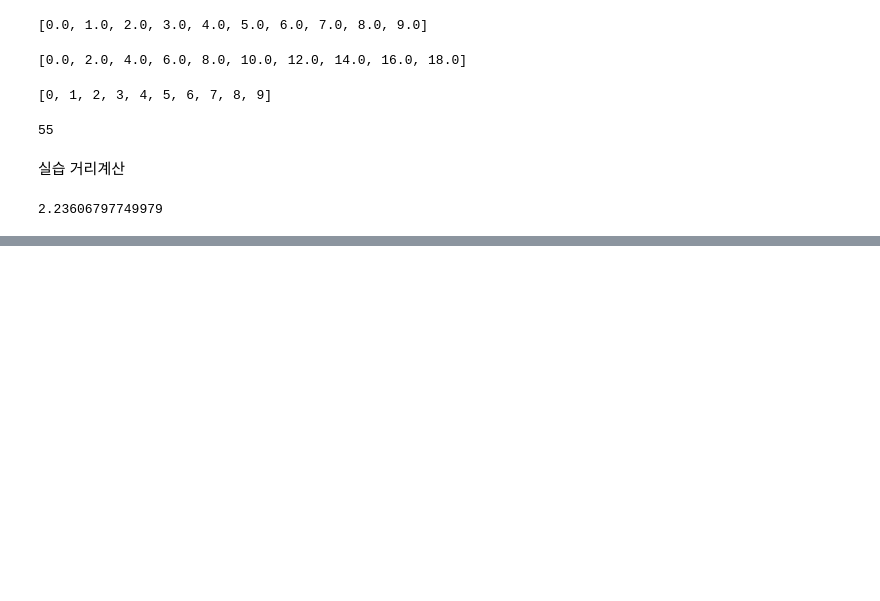
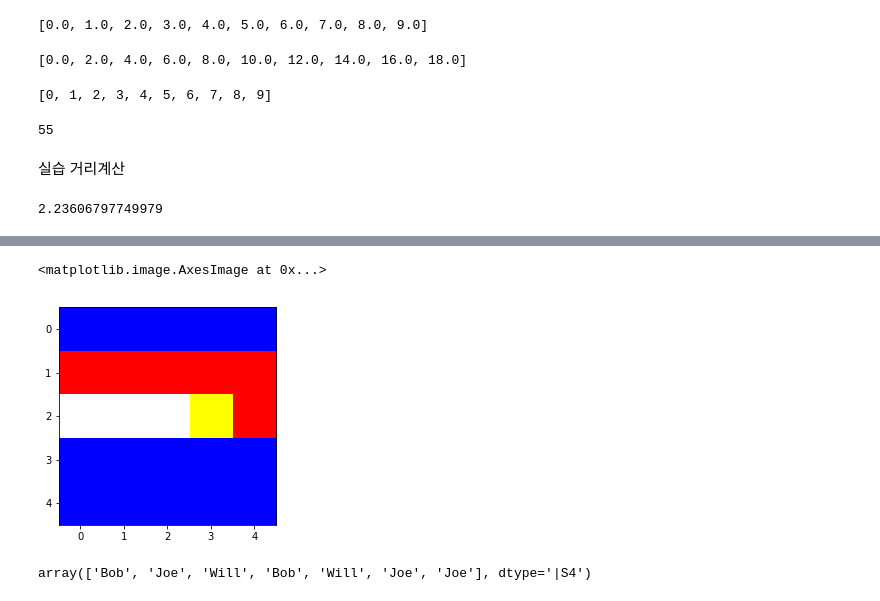
Before and after one commit to sulheebaek/PythonDA, a Jupyter notebook: Day2.ipynb, the cells around one changed output, grey strips where cells are left out. Saved outputs shown, nothing was run; the diff lists cells and outputs as text; code cells hidden in the pictures; blank space fills up the shorter version.

```diff
--- a/Day2.ipynb
+++ b/Day2.ipynb
@@ -224,0 +413,19 @@ distMeasure(A, X)
+# %%
+b[:5, :5, 0] = 255.
+# %%
+b[:4, :4, 1] = 255.
+# %%
+b[:3, :3, 2] = 255.
+# %%
+b[[True, False,False, True, True],:,0] = 0.
+# %%
+plt.imshow(b)
+# %% [output]
+<matplotlib.image.AxesImage at 0x...>
+[figure, added]
+# %%
+names = array(['Bob', 'Joe', 'Will', 'Bob', 'Will', 'Joe', 'Joe'])
+data = arange(28.).reshape(7,4)
+names
+# %% [output]
+array(['Bob', 'Joe', 'Will', 'Bob', 'Will', 'Joe', 'Joe'], dtype='|S4')
```
Also changed, not shown: parts of 65 cells of this notebook, 1 other file.
